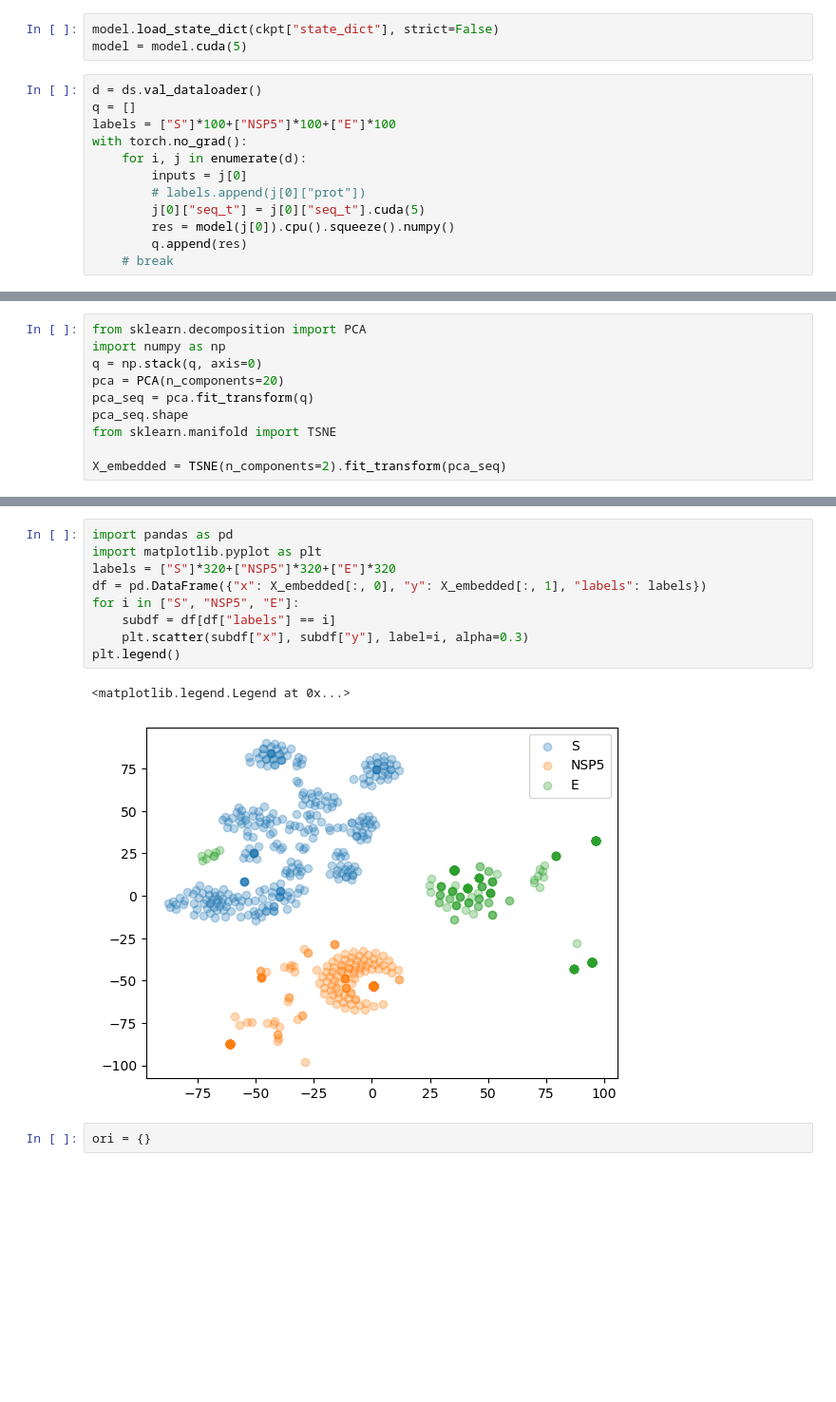
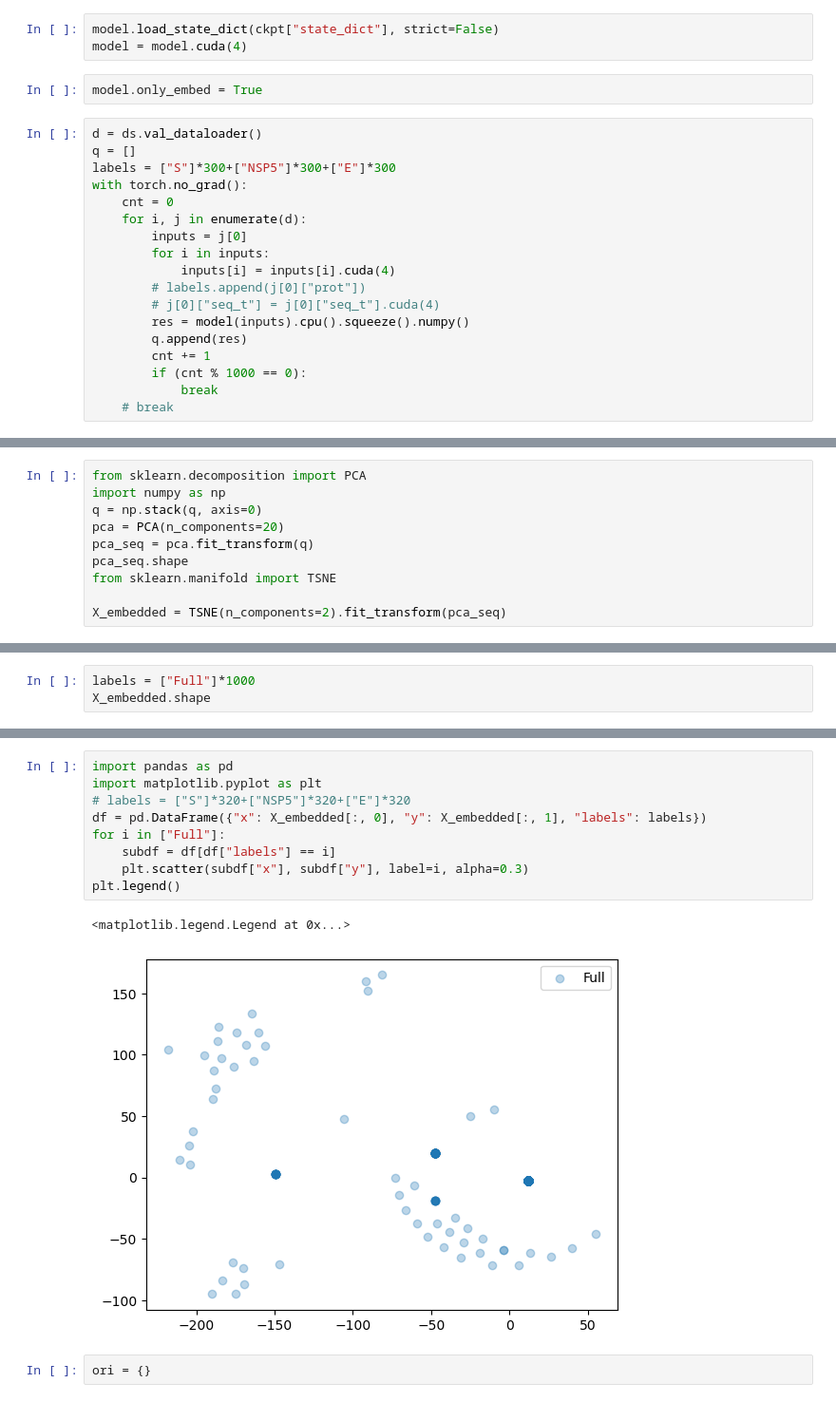
Before and after one commit to tyfei0216/evoModel, a Jupyter notebook: prepare_data.ipynb, the cells around one changed output, grey strips where cells are left out. Shown at 95% size. Saved outputs shown, nothing was run; the diff lists cells and outputs as text; blank space fills up the shorter version.

```diff
--- a/prepare_data.ipynb
+++ b/prepare_data.ipynb
@@ -39,15 +60,23 @@ ckpt
 # %%
 model.load_state_dict(ckpt["state_dict"], strict=False)
-model = model.cuda(5)
+model = model.cuda(4)
+# %%
+model.only_embed = True
 # %%
 d = ds.val_dataloader()
 q = []
-labels = ["S"]*100+["NSP5"]*100+["E"]*100
+labels = ["S"]*300+["NSP5"]*300+["E"]*300
 with torch.no_grad():
+    cnt = 0
     for i, j in enumerate(d):
         inputs = j[0]
+        for i in inputs:
+            inputs[i] = inputs[i].cuda(4)
         # labels.append(j[0]["prot"])
-        j[0]["seq_t"] = j[0]["seq_t"].cuda(5)
-        res = model(j[0]).cpu().squeeze().numpy()
+        # j[0]["seq_t"] = j[0]["seq_t"].cuda(4)
+        res = model(inputs).cpu().squeeze().numpy()
         q.append(res)
+        cnt += 1
+        if (cnt % 1000 == 0):
+            break
     # break
@@ -69,0 +93,3 @@ X_embedded.shape
+# %%
+labels = ["Full"]*1000
+X_embedded.shape
@@ -70,15 +114,15 @@ X_embedded.shape
 # %%
 import pandas as pd
 import matplotlib.pyplot as plt
-labels = ["S"]*320+["NSP5"]*320+["E"]*320
+# labels = ["S"]*320+["NSP5"]*320+["E"]*320
 df = pd.DataFrame({"x": X_embedded[:, 0], "y": X_embedded[:, 1], "labels": labels})
-for i in ["S", "NSP5", "E"]:
+for i in ["Full"]:
     subdf = df[df["labels"] == i]
     plt.scatter(subdf["x"], subdf["y"], label=i, alpha=0.3)
 plt.legend()
 # %% [output]
 <matplotlib.legend.Legend at 0x...>
-[figure, old version]
+[figure, new version]
 # %%
 ori = {}
 # %%
```
Also changed, not shown: parts of 27 cells of this notebook, 7 other files.
